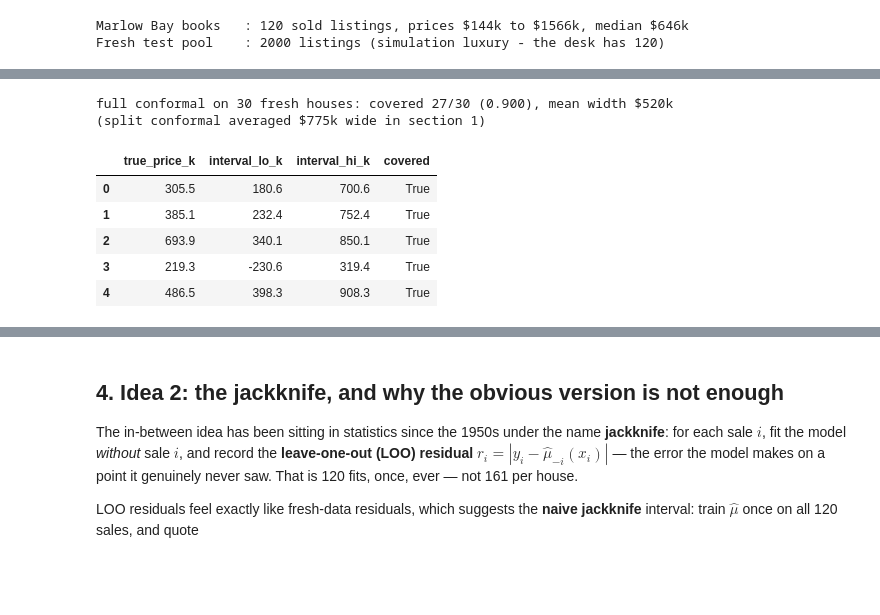
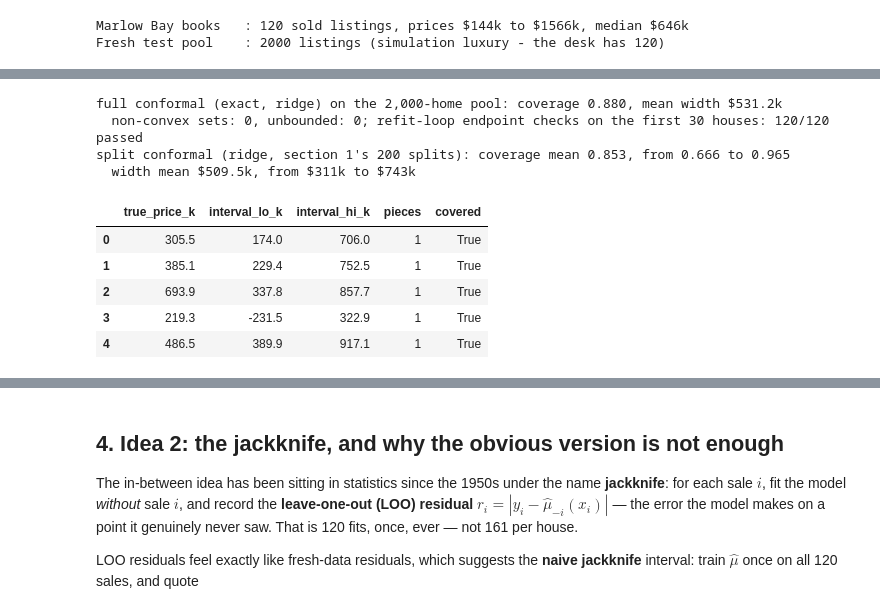
Before and after one commit to josephazar/conformal-prediction-intro, a Jupyter notebook: notebooks/06_small_data_full_conformal_jackknife_cv.ipynb, the cells around one changed output, grey strips where cells are left out. Saved outputs shown, nothing was run; the diff lists cells and outputs as text; code cells hidden in the pictures; blank space fills up the shorter version.

```diff
--- a/notebooks/06_small_data_full_conformal_jackknife_cv.ipynb
+++ b/notebooks/06_small_data_full_conformal_jackknife_cv.ipynb
@@ -337,34 +551,60 @@ coverage and width for real.
 # %%
-n_test_fc = 30
-fc_lo, fc_hi = np.empty(n_test_fc), np.empty(n_test_fc)
+# every house in the 2,000-home pool gets its exact set: the algebra makes that cheap
+fc_sets = [full_conformal_exact(Z_mb, y_mb, M0_mb, u0_mb, np.append(1.0, x), alpha)
+           for x in X_pool]
+fc_covered = np.array([in_set(y, s) for y, s in zip(y_pool, fc_sets)])   # membership
+fc_width = np.array([set_length(s) for s in fc_sets])                   # total length
+n_nonconvex = sum(len(s) > 1 for s in fc_sets)
+n_unbounded = int(np.isinf(fc_width).sum())
 
-for i in range(n_test_fc):
-    center = ridge_all.predict(X_pool[i:i + 1])[0]
-    grid_i = np.linspace(center - 800, center + 800, 161)
-    p_i = full_conformal_pvalues(X_mb, y_mb, X_pool[i], grid_i)
-    keep_i = p_i > alpha
-    assert not (keep_i[0] or keep_i[-1]), f"grid edge hit at house {i} - widen the grid"
-    fc_lo[i], fc_hi[i] = grid_i[keep_i].min(), grid_i[keep_i].max()
+# spot-check the first 30 sets with the refit loop: one dollar inside kept, outside rejected
+n_endpoint_checks = 0
+for i in range(30):
+    p_in, p_out = endpoint_probes(fc_sets[i])
+    assert (full_conformal_pvalues(X_mb, y_mb, X_pool[i], p_in) > alpha).all(), (
+        f"house {i}: a price just inside the exact set was rejected by the refit loop")
+    assert (full_conformal_pvalues(X_mb, y_mb, X_pool[i], p_out) <= alpha).all(), (
+        f"house {i}: a price just outside the exact set was kept by the refit loop")
+    n_endpoint_checks += len(p_in) + len(p_out)
 
-fc_covered = (y_pool[:n_test_fc] >= fc_lo) & (y_pool[:n_test_fc] <= fc_hi)
-print(f"full conformal on 30 fresh houses: covered {fc_covered.sum()}/30 "
-      f"({fc_covered.mean():.3f}), mean width ${np.mean(fc_hi - fc_lo):.0f}k")
-print(f"(split conformal averaged ${split_widths.mean():.0f}k wide in section 1)")
+# like for like: split conformal with the SAME ridge model on section 1's 200 splits
+rng_splits = np.random.default_rng(RANDOM_SEED)   # same seed -> the same 200 splits
+ridge_split_cov, ridge_split_width = np.empty(R), np.empty(R)
+for r in range(R):
+    perm = rng_splits.permutation(120)
+    tr, ca = perm[:80], perm[80:]
+    ridge_r = Ridge(alpha=RIDGE_LAMBDA).fit(X_mb[tr], y_mb[tr])
+    q_r = conformal_threshold(np.abs(y_mb[ca] - ridge_r.predict(X_mb[ca])), alpha)
+    ridge_split_cov[r] = np.mean(np.abs(y_pool - ridge_r.predict(X_pool)) <= q_r)
+    ridge_split_width[r] = 2 * q_r
+
+print(f"full conformal (exact, ridge) on the 2,000-home pool: coverage {fc_covered.mean():.3f}, "
+      f"mean width ${fc_width.mean():.1f}k")
+print(f"  non-convex sets: {n_nonconvex}, unbounded: {n_unbounded}; refit-loop endpoint "
+      f"checks on the first 30 houses: {n_endpoint_checks}/{n_endpoint_checks} passed")
+print(f"split conformal (ridge, section 1's 200 splits): coverage mean "
+      f"{ridge_split_cov.mean():.3f}, from {ridge_split_cov.min():.3f} to "
+      f"{ridge_split_cov.max():.3f}")
+print(f"  width mean ${ridge_split_width.mean():.1f}k, from ${ridge_split_width.min():.0f}k "
+      f"to ${ridge_split_width.max():.0f}k")
 
 first5 = pd.DataFrame({
     "true_price_k": y_pool[:5],
-    "interval_lo_k": fc_lo[:5],
-    "interval_hi_k": fc_hi[:5],
+    "interval_lo_k": [s[0][0] for s in fc_sets[:5]],
+    "interval_hi_k": [s[-1][1] for s in fc_sets[:5]],
+    "pieces": [len(s) for s in fc_sets[:5]],
     "covered": fc_covered[:5],
 })
 first5.round(1)
 # %% [output]
-full conformal on 30 fresh houses: covered 27/30 (0.900), mean width $520k
-(split conformal averaged $775k wide in section 1)
+full conformal (exact, ridge) on the 2,000-home pool: coverage 0.880, mean width $531.2k
+  non-convex sets: 0, unbounded: 0; refit-loop endpoint checks on the first 30 houses: 120/120 passed
+split conformal (ridge, section 1's 200 splits): coverage mean 0.853, from 0.666 to 0.965
+  width mean $509.5k, from $311k to $743k
-|  | true_price_k | interval_lo_k | interval_hi_k | covered |
-| 0 | 305.5 | 180.6 | 700.6 | True |
-| 1 | 385.1 | 232.4 | 752.4 | True |
-| 2 | 693.9 | 340.1 | 850.1 | True |
-| 3 | 219.3 | -230.6 | 319.4 | True |
-| 4 | 486.5 | 398.3 | 908.3 | True |
+|  | true_price_k | interval_lo_k | interval_hi_k | pieces | covered |
+| 0 | 305.5 | 174.0 | 706.0 | 1 | True |
+| 1 | 385.1 | 229.4 | 752.5 | 1 | True |
+| 2 | 693.9 | 337.8 | 857.7 | 1 | True |
+| 3 | 219.3 | -231.5 | 322.9 | 1 | True |
+| 4 | 486.5 | 389.9 | 917.1 | 1 | True |
 # %% [markdown]
```
Also changed, not shown: parts of 34 cells of this notebook, 5 other files.
